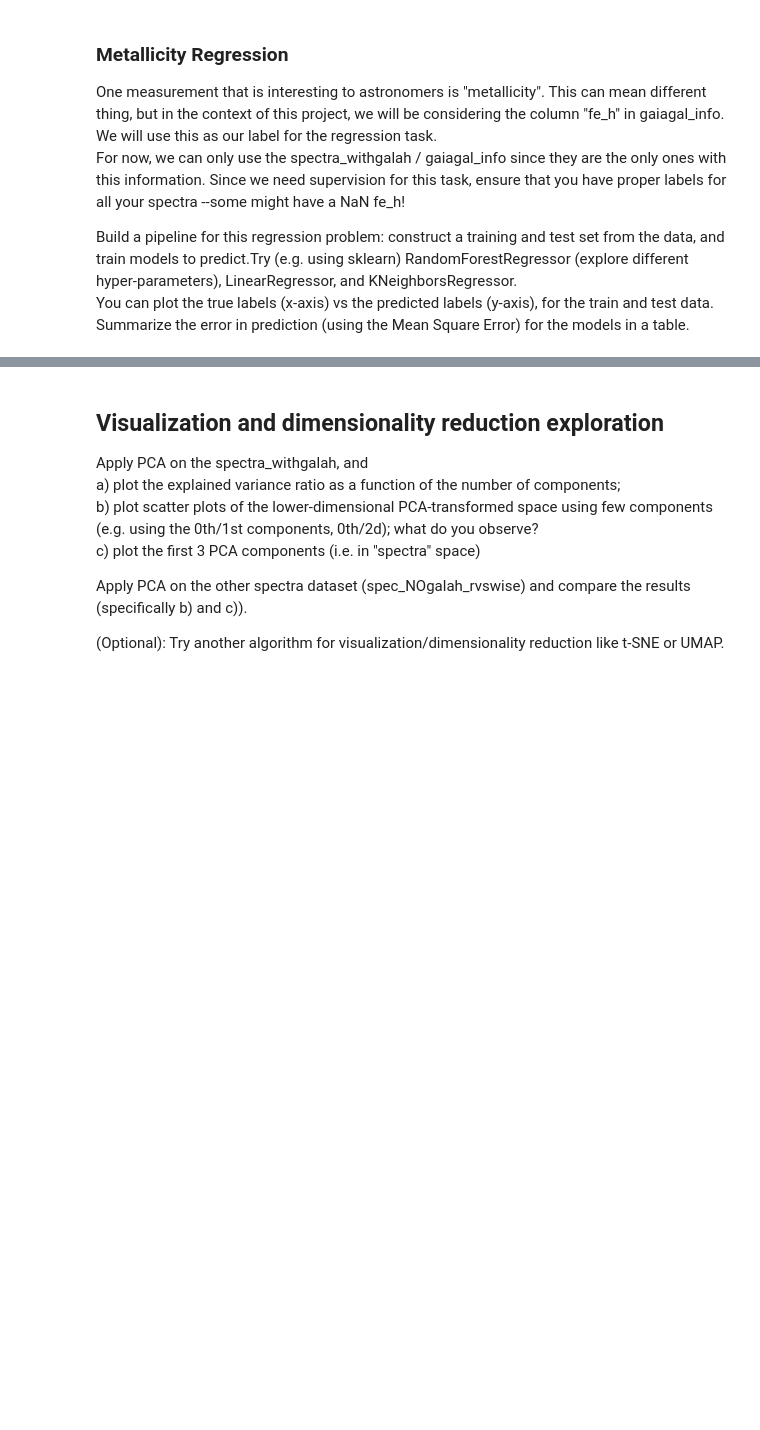
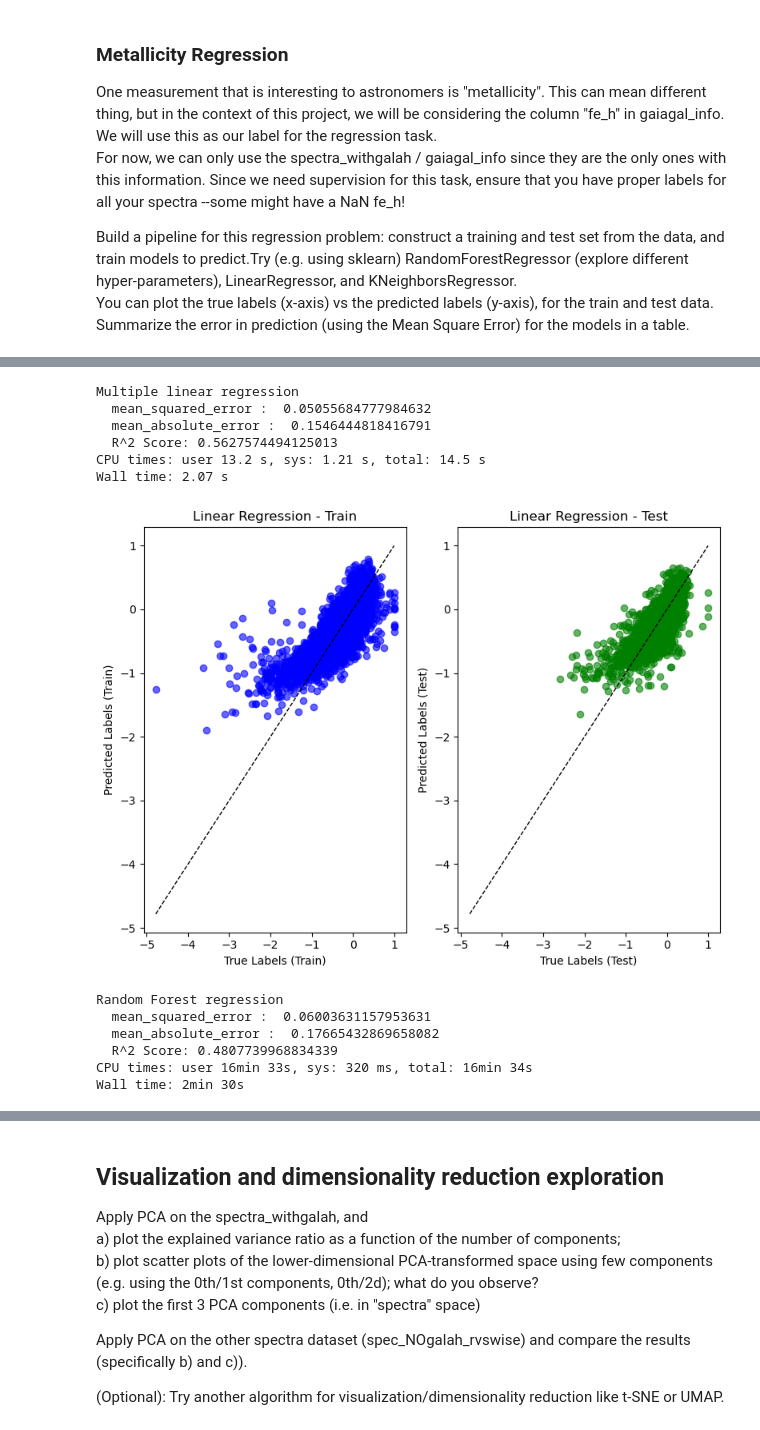
Before and after one commit to JackBlueBird/MHPC.ML.Group.Project.Team.2, a Jupyter notebook: Project2.ipynb, the cells around one changed output, grey strips where cells are left out. Cells and saved outputs as stored; diff of their text form; code cells hidden in the pictures; blank space fills up the shorter version.

Commit message:
Set up the regression task

```diff
--- a/Project2.ipynb
+++ b/Project2.ipynb
@@ -126,0 +271,78 @@ Summarize the error in prediction (using the Mean Square Error) for the models i
+# %%
+# Split the data (80% train, 20% test)
+X_train, X_test, y_train, y_test = train_test_split(X, y, test_size=0.2, random_state=20250320)
+# %%
+%%time
+# creating a linear regression model
+model = LinearRegression()
+
+# fitting the model
+model.fit(X_train,y_train)
+
+# Predictions
+y_train_pred = model.predict(X_train)
+y_test_pred = model.predict(X_test)
+
+# model evaluation
+print("Multiple linear regression")
+print('  mean_squared_error : ', mean_squared_error(y_test, y_test_pred))
+print('  mean_absolute_error : ', mean_absolute_error(y_test, y_test_pred))
+print("  R^2 Score:", r2_score(y_test, y_test_pred))
+# %% [output]
+Multiple linear regression
+  mean_squared_error :  0.05055684777984632
+  mean_absolute_error :  0.1546444818416791
+  R^2 Score: 0.5627574494125013
+CPU times: user 13.2 s, sys: 1.21 s, total: 14.5 s
+Wall time: 2.07 s
+# %%
+# Plot true vs predicted for both
+plt.figure(figsize=(8, 6))
+
+# Reference line (perfect prediction line)
+min_val = min(y.min(), y_train_pred.min(), y_test_pred.min())
+max_val = max(y.max(), y_train_pred.max(), y_test_pred.max())
+
+# --- Train plot ---
+plt.subplot(1, 2, 1)
+plt.scatter(y_train, y_train_pred, color='blue', alpha=0.6)
+plt.plot([min_val, max_val], [min_val, max_val], 'k--', lw=1)
+plt.xlabel("True Labels (Train)")
+plt.ylabel("Predicted Labels (Train)")
+plt.title("Linear Regression - Train")
+
+# --- Test plot ---
+plt.subplot(1, 2, 2)
+plt.scatter(y_test, y_test_pred, color='green', alpha=0.6)
+plt.plot([min_val, max_val], [min_val, max_val], 'k--', lw=1)
+plt.xlabel("True Labels (Test)")
+plt.ylabel("Predicted Labels (Test)")
+plt.title("Linear Regression - Test")
+
+plt.tight_layout()
+plt.show()
+# %% [output]
+[figure, added]
+# %%
+%%time
+# Train the Random Forest model
+model = RandomForestRegressor(n_estimators=16, max_depth=8, n_jobs=8, random_state=20250320)
+#model = RandomForestRegressor(n_estimators=16, max_depth=8, random_state=20250320) # Don't set n_jobs if running on GPU
+model.fit(X_train, y_train)
+
+# Predict for train and test sets
+y_train_pred = model.predict(X_train)
+y_test_pred = model.predict(X_test)
+
+# model evaluation
+print("Random Forest regression")
+print('  mean_squared_error : ', mean_squared_error(y_test, y_test_pred))
+print('  mean_absolute_error : ', mean_absolute_error(y_test, y_test_pred))
+print("  R^2 Score:", r2_score(y_test, y_test_pred))
+# %% [output]
+Random Forest regression
+  mean_squared_error :  0.06003631157953631
+  mean_absolute_error :  0.17665432869658082
+  R^2 Score: 0.4807739968834339
+CPU times: user 16min 33s, sys: 320 ms, total: 16min 34s
+Wall time: 2min 30s
```
Also changed, not shown: parts of 23 cells of this notebook.
